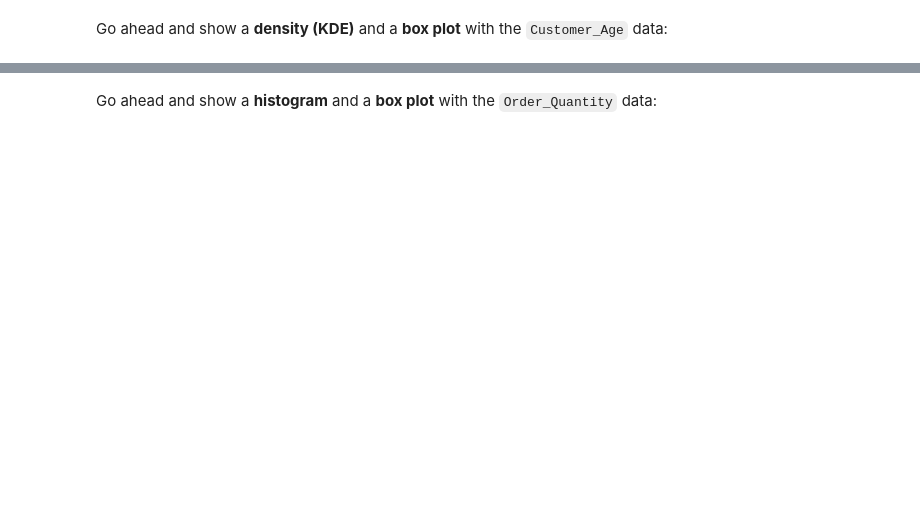
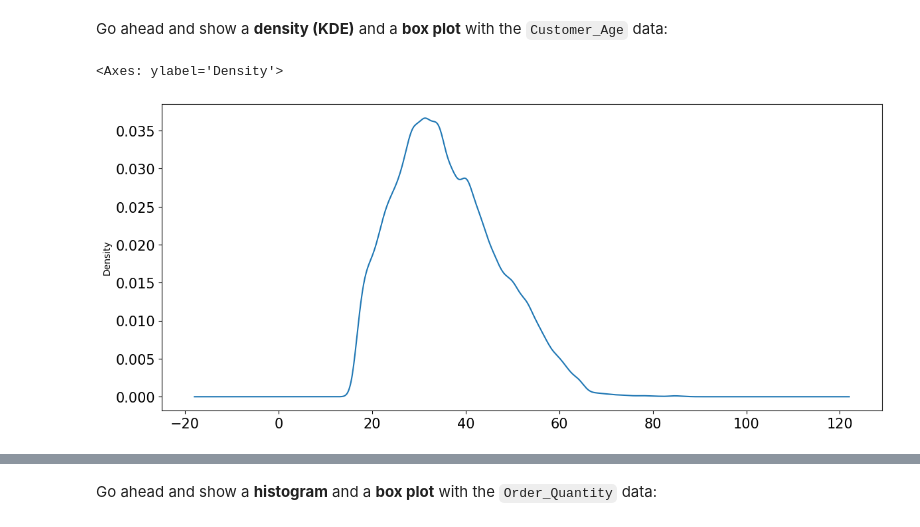
Before and after one commit to LeoFlik/FreeCodeCamp-Pandas-Real-Life-Example, a Jupyter notebook: Exercises_1.ipynb, the cells around one changed output, grey strips where cells are left out. Drawn from its saved outputs; the diff is of its cells as text; code cells hidden in the pictures; blank space fills up the shorter version.

```diff
--- a/Exercises_1.ipynb
+++ b/Exercises_1.ipynb
@@ -38,6 +47,9 @@ Go ahead and show a <b>density (KDE)</b> and a <b>box plot</b> with the `Custome
 # %%
 # your code goes here
 # %%
-sales['Customer_Age'].plot(kind='kde', figsize=(14,6))
+sales['Customer_Age'].plot(kind='kde', figsize=(14,6),fontsize=15)
+# %% [output]
+<Axes: ylabel='Density'>
+[figure, added]
 # %%
 sales['Customer_Age'].plot(kind='box', vert=False, figsize=(14,6))
```
Also changed, not shown: parts of 42 cells of this notebook, 1 other file.
